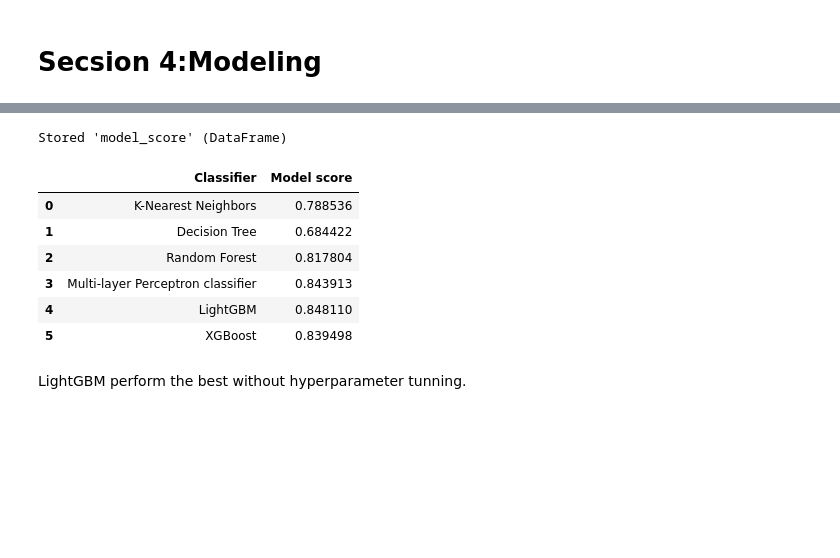
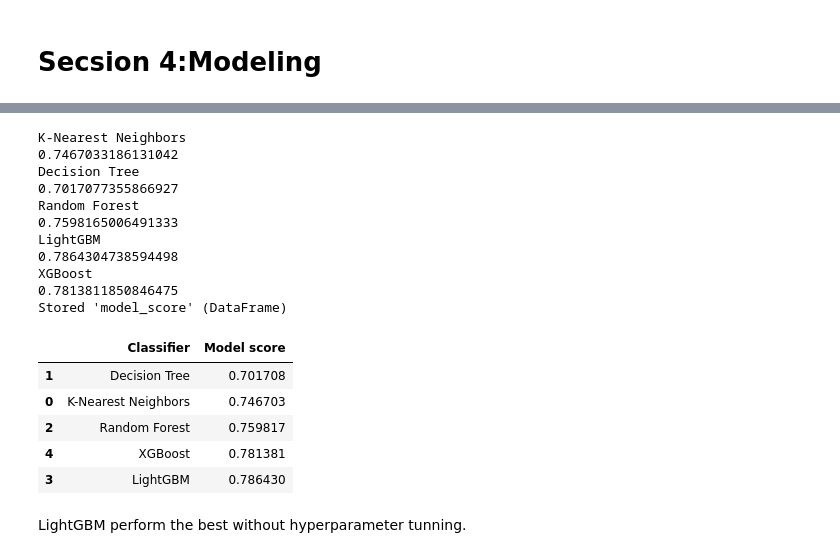
Before and after one commit to venson/starbucks, a Jupyter notebook: Starbucks_Capstone_notebook.ipynb, the cells around one changed output, grey strips where cells are left out. Saved outputs shown, nothing was run; the diff lists cells and outputs as text; code cells hidden in the pictures; blank space fills up the shorter version.

```diff
--- a/Starbucks_Capstone_notebook.ipynb
+++ b/Starbucks_Capstone_notebook.ipynb
@@ -875,14 +765,24 @@ clean_profile
 # %% [markdown]
 # Section 3: Data Preparation
 # %%
+trans_new = elementary_trans_new.loc[only_list]
+# mean ,std, count of orders without offer
+trans_without_offer = elementary_trans[elementary_trans['event'].isin(\
+    ['transaction', 'offer completed'])].drop_duplicates(['person_id', 'time'])
+trans_mean_std_count_without_offer = trans_without_offer.pivot_table(index='person_id',\
+     values='amount', aggfunc=('mean', 'std', 'count'))
+trans_mean_std_count_without_offer
+# merge mean ,std, count of orders without offer as new features
 df = trans_new.merge(trans_mean_std_count_without_offer, on='person_id', how='left')
+# merge person information
 df = df.merge(clean_profile, on='person_id', how='left')
+# create columns for nan values
 df['income_na'] = df['income'].apply(lambda x: 1 if np.isnan(x) else 0)
 df['age_na'] = df['age'].apply(lambda x: 1 if np.isnan(x) else 0)
 df['mean_na'] = df['mean'].apply(lambda x: 1 if np.isnan(x) else 0)
 df['std_na'] = df['std'].apply(lambda x: 1 if np.isnan(x) else 0)
 df['count_na'] = df['count'].apply(lambda x: 1 if np.isnan(x) else 0)
-
+# fill na with mean
 df['income'].fillna(df['income'].mean(), inplace=True)
 df['age'].fillna(df['age'].mean(), inplace=True)
 df['mean'].fillna(df['mean'].mean(), inplace=True)
@@ -890,6 +790,7 @@ df['std'].fillna(df['std'].mean(), inplace=True)
 df['count'].fillna(df['count'].mean(), inplace=True)
 
 df['gender'].fillna('none', inplace=True)
+# create feature member_days as new feature.
 df['member_days'] = (df['became_member_on'].max() - df['became_member_on']).dt.days + 30
 df.drop(['amount', 'reward', 'person_offer_time'],axis = 1,  inplace=True)
 %store df
@@ -915,18 +816,23 @@ Index(['event', 'time', 'person_id', 'offer_id', 'offer_reward', 'difficulty',
 # %% [markdown]
 ### 1. Select x y values
 # %%
-x = df.drop(columns=['event', 'time', 'person_id','became_member_on'])
-y = df['event'].apply(lambda x: 0 if x=='offer received' else( 1 if x=='offer viewed' else 2))
+df_new = df[df['event'].isin(['offer viewed', 'offer completed'])]
+x = df_new.drop(columns=['event', 'time', 'person_id','became_member_on'])
+
+y = df_new['event'].apply(lambda x: 1 if x=='offer completed' else 0 )
 cate_features = ['offer_id', 'gender', 'offer_type']
+numeric_features = ['mean', 'std','age', 'income']
+MinMax_features = ['offer_reward', 'difficulty', 'duration', 'member_days','count']
+
+# create dummy variable for categorial features
 for cate in cate_features:
     x = pd.concat([x.drop(columns=cate, axis=1), pd.get_dummies(x[cate], prefix=cate, prefix_sep='_')], axis=1)
 
+
+x_train, x_test, y_train, y_test = train_test_split(x,y, test_size=0.3, stratify=y, random_state=42)
+# scaler the features
 stdscaler = StandardScaler()
 MMscaler = MinMaxScaler()
-numeric_features = ['mean', 'std','age', 'income']
-MinMax_features = ['offer_reward', 'difficulty', 'duration', 'member_days','count']
-x_train, x_test, y_train, y_test = train_test_split(x,y, test_size=0.3, stratify=y, random_state=42)
-
 x_train[numeric_features] = stdscaler.fit_transform(x_train[numeric_features])
 x_test[numeric_features] = stdscaler.transform(x_test[numeric_features])
 
@@ -985,33 +928,45 @@ from sklearn.ensemble import RandomForestClassifier
 # %%
-
+# model dict without hyperparameters
 models = {
     'K-Nearest Neighbors':KNeighborsClassifier(),
     'Decision Tree':DecisionTreeClassifier(random_state=42),
     'Random Forest':RandomForestClassifier(random_state=42),
-    'Multi-layer Perceptron classifier':MLPClassifier(max_iter=500, random_state=42),
+#    'Multi-layer Perceptron classifier':MLPClassifier(max_iter=500, random_state=42),
     'LightGBM':LGBMClassifier(random_state=42),
     'XGBoost':XGBClassifier(random_state=42)
 }
 model_name, score = [],[]
+# benchmark for basic classifier
 for name, model in models.items():
+    print(name)
     clf = model
-    split = StratifiedShuffleSplit(n_splits=4)
-    mean_score = cross_val_score(clf,x_train,y_train,cv=split,scoring='roc_auc_ovr',n_jobs=-1, error_score='raise').mean()
+    split = StratifiedShuffleSplit(n_splits=8)
+    mean_score = cross_val_score(clf,x_train,y_train,cv=split,scoring='f1_macro',n_jobs=-1, error_score='raise').mean()
+    print(mean_score)
     model_name.append(name)
     score.append(mean_score)
 
-model_score = pd.DataFrame({'Classifier':model_name, 'Model score':score})
+model_score = pd.DataFrame({'Classifier':model_name, 'Model score':score}).sort_values('Model score')
 %store model_score
 model_score
 # %% [output]
+K-Nearest Neighbors
+0.7467033186131042
+Decision Tree
+0.7017077355866927
+Random Forest
+0.7598165006491333
+LightGBM
+0.7864304738594498
+XGBoost
+0.7813811850846475
 Stored 'model_score' (DataFrame)
 |  | Classifier | Model score |
-| 0 | K-Nearest Neighbors | 0.788536 |
-| 1 | Decision Tree | 0.684422 |
-| 2 | Random Forest | 0.817804 |
-| 3 | Multi-layer Perceptron classifier | 0.843913 |
-| 4 | LightGBM | 0.848110 |
-| 5 | XGBoost | 0.839498 |
+| 1 | Decision Tree | 0.701708 |
+| 0 | K-Nearest Neighbors | 0.746703 |
+| 2 | Random Forest | 0.759817 |
+| 4 | XGBoost | 0.781381 |
+| 3 | LightGBM | 0.786430 |
 # %% [markdown]
 LightGBM perform the best without hyperparameter tunning.
 # %% [markdown]
```
Also changed, not shown: parts of 34 cells of this notebook.
